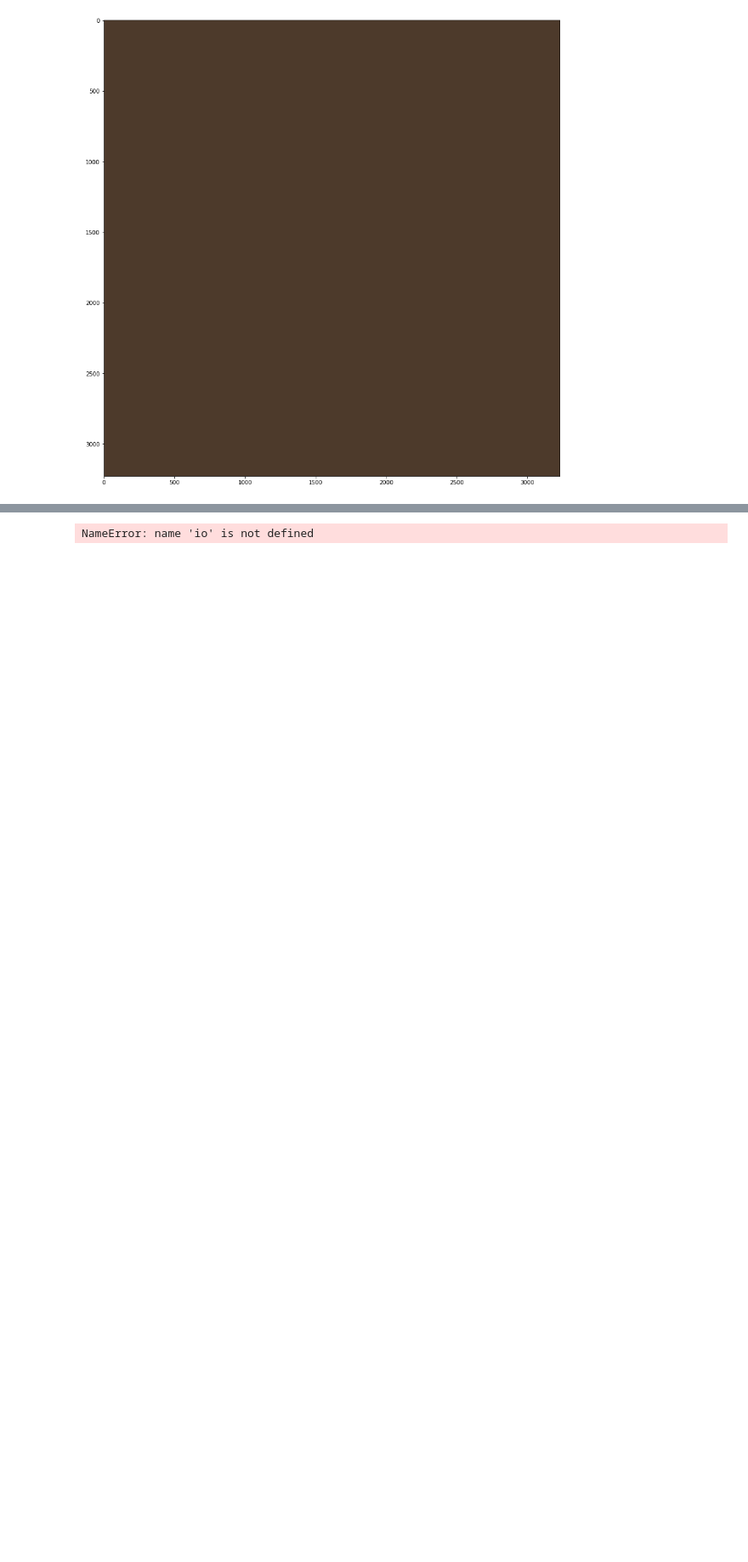
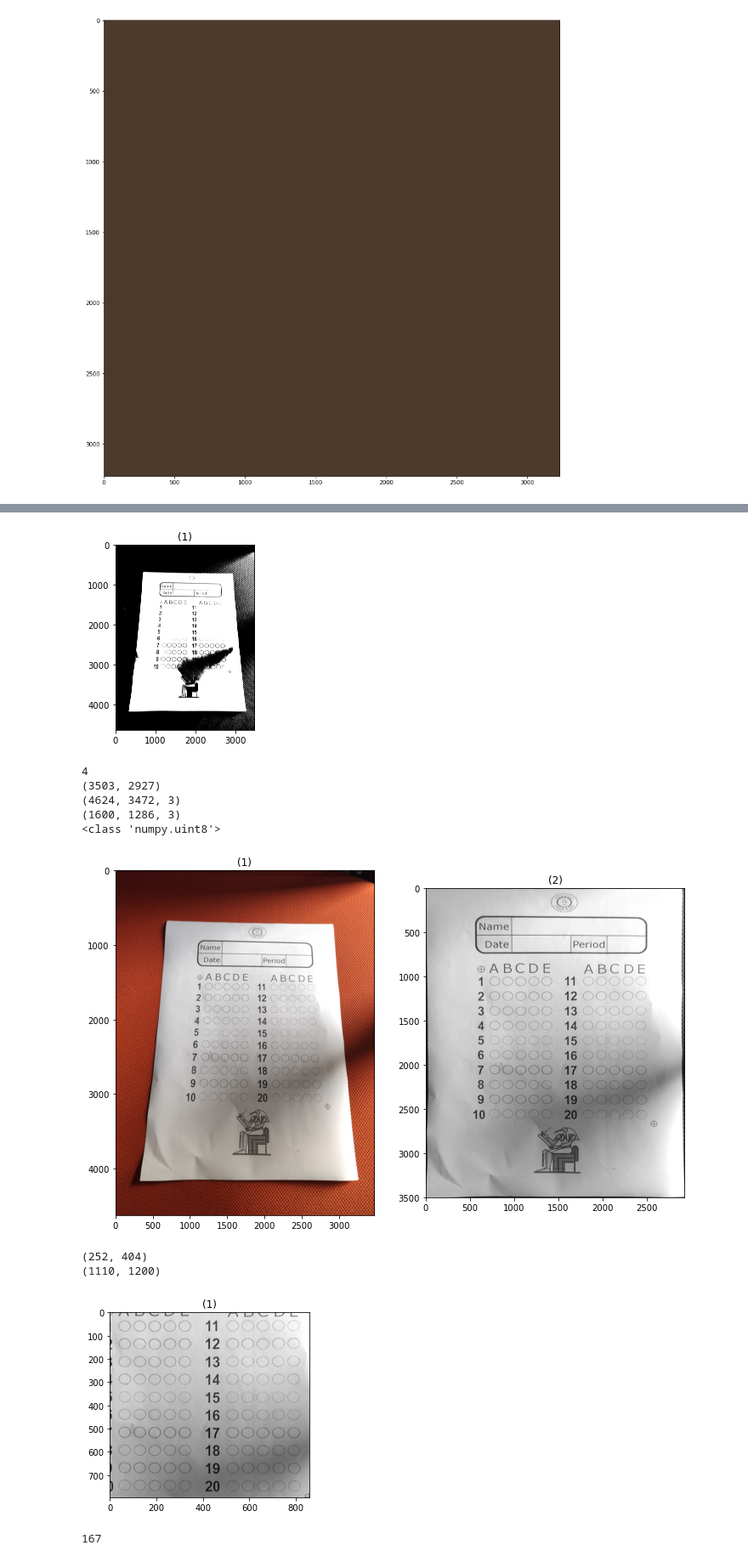
Before and after one commit to cufechs/Bubble-Sheet-Corrector, a Jupyter notebook: Playground/Evaluate_Answers/Evaluate_answers.ipynb, the cells around one changed output, grey strips where cells are left out. Shown at 85% size. Drawn from its saved outputs; the diff is of its cells as text; code cells hidden in the pictures; blank space fills up the shorter version.

```diff
--- a/Playground/Evaluate_Answers/Evaluate_answers.ipynb
+++ b/Playground/Evaluate_Answers/Evaluate_answers.ipynb
@@ -417,23 +447,33 @@ print(grades.active)
 # %%
 #trial
 image_trial = io.imread('raw_imgs/image_raw10.jpg')
-temp = io.imread("bubbles_empty_with_cross_logo2.jpg")
+temp = io.imread("digital_images/bubbles_empty_with_cross_logo2.jpg")
 paper,_ = perspective_correction(image_trial)
 paper_gray = rgb2gray(paper)*255
 paper_gray_resized = resize(paper_gray,(1600,1286))
 paper_gray_resized = paper_gray_resized.astype("uint8")
 print(paper_gray.shape)
 print(image_trial.shape)
 print(temp.shape)
 
 print(type(paper_gray_resized[0][0]))
 
 show_images([image_trial,paper_gray])
 paper_cropped = crop_answers_section(paper_gray_resized)
 show_images([paper_cropped])
 thresh =threshold_otsu(paper_cropped)
 print(thresh)
 paper_cropped= paper_cropped>(thresh+10)
 show_images([paper_cropped])
 # %% [output]
+[figure, added]
-NameError: name 'io' is not defined
+4
+(3503, 2927)
+(4624, 3472, 3)
+(1600, 1286, 3)
+<class 'numpy.uint8'>
+[figure, added]
+(252, 404)
+(1110, 1200)
+[figure, added]
+167
```
Also changed, not shown: parts of 6 cells of this notebook, 1 other file.
